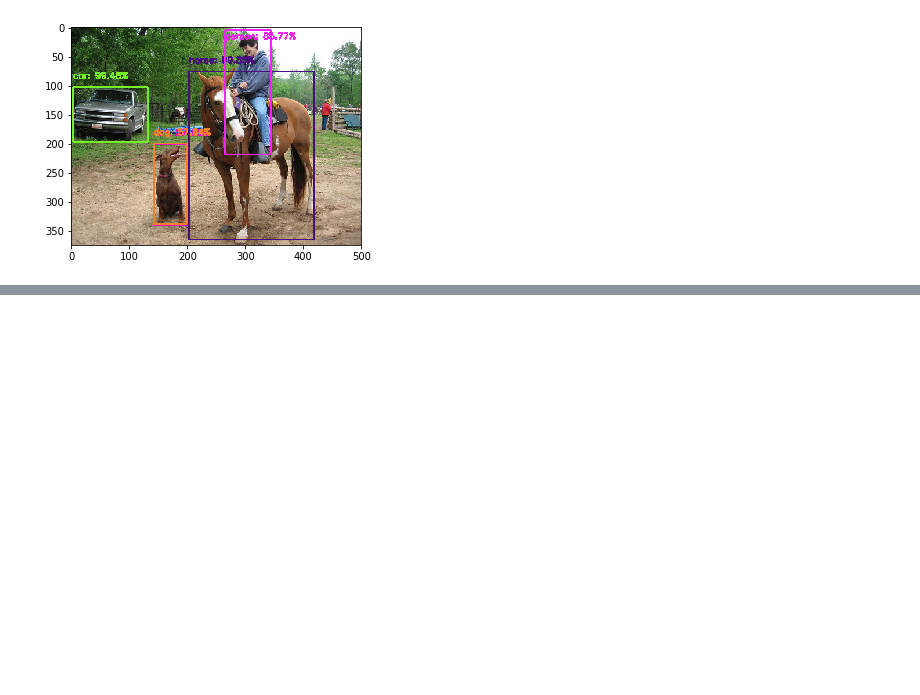
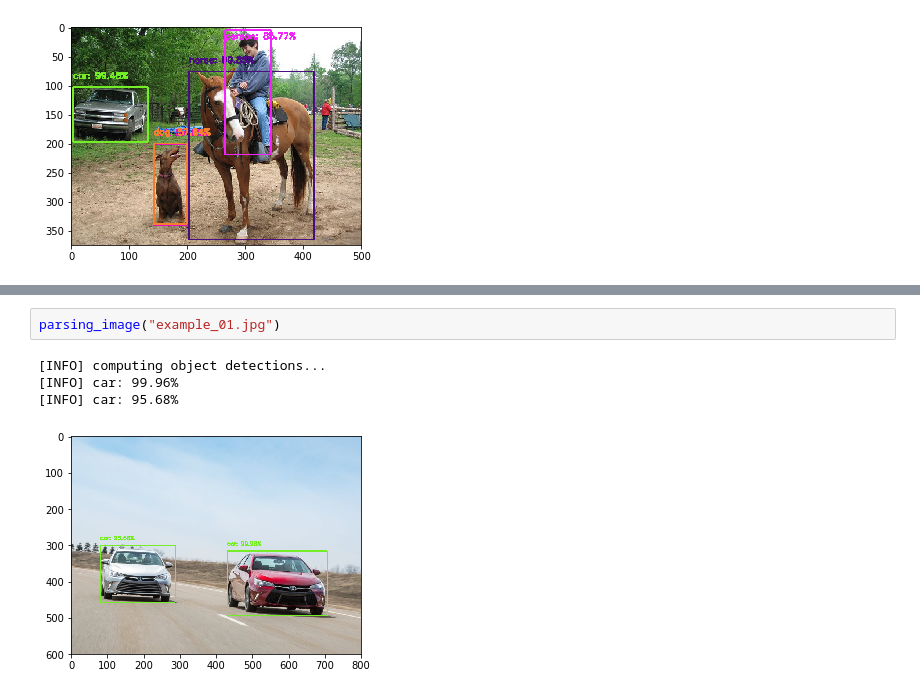
Before and after one commit to nishitchittora/100DaysOfMLCode, a Jupyter notebook: day_6_7/Object Detection.ipynb, the cells around one changed output, grey strips where cells are left out. Drawn from its saved outputs; the diff is of its cells as text; blank space fills up the shorter version.

```diff
--- a/day_6_7/Object Detection.ipynb
+++ b/day_6_7/Object Detection.ipynb
@@ -62,0 +74,7 @@ parsing_image("example_06.jpg")
+# %%
+parsing_image("example_01.jpg")
+# %% [output]
+[INFO] computing object detections...
+[INFO] car: 99.96%
+[INFO] car: 95.68%
+[figure, added]
```
Also changed, not shown: parts of 2 cells of this notebook, 1 other file.
